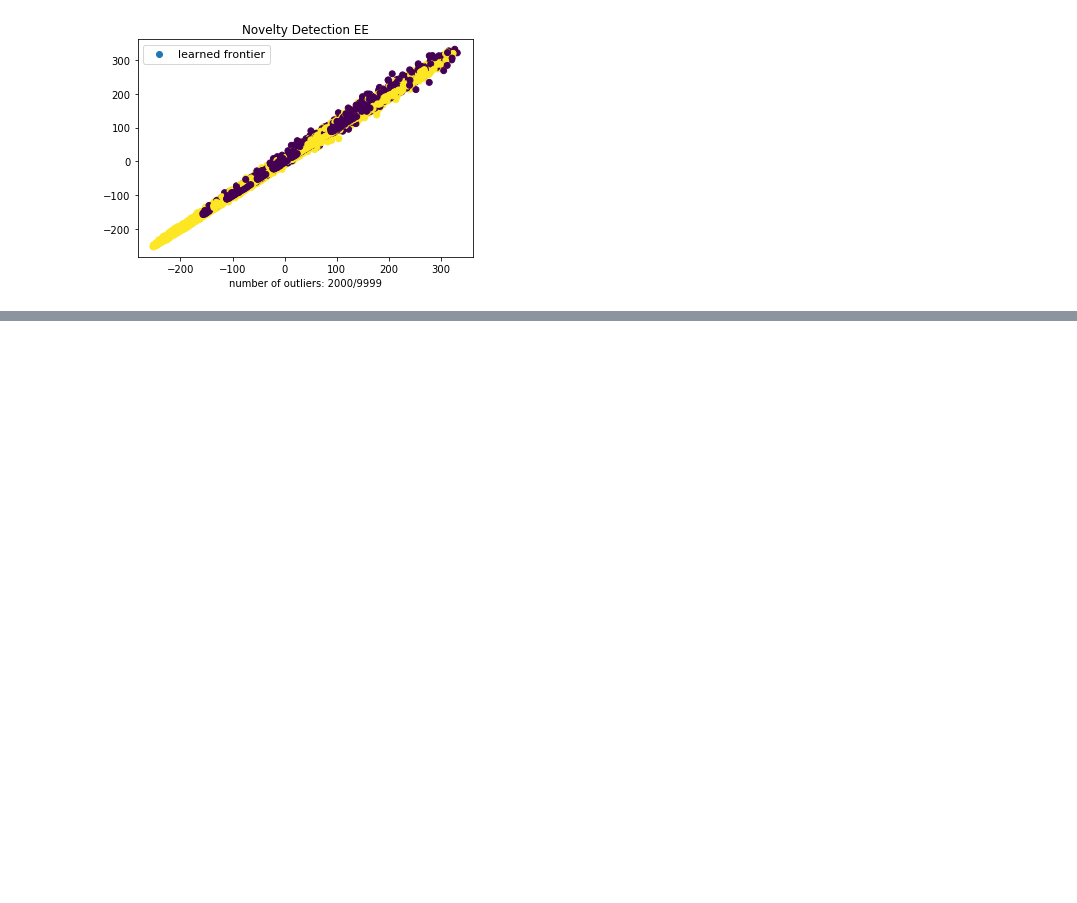
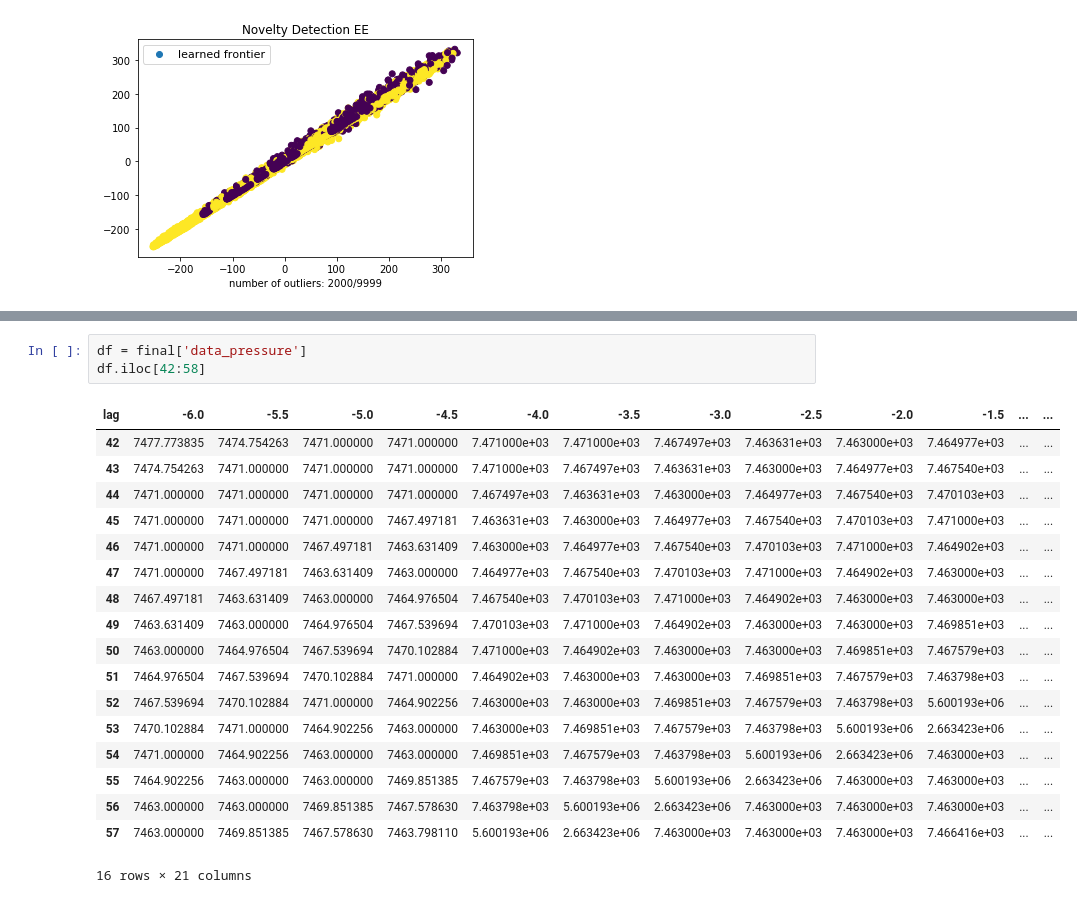
Before and after one commit to NdSv94/MinMax94, a Jupyter notebook: src/figures unsupervised learning.ipynb, the cells around one changed output, grey strips where cells are left out. Cells and saved outputs as stored; diff of their text form; blank space fills up the shorter version.

```diff
--- a/src/figures unsupervised learning.ipynb
+++ b/src/figures unsupervised learning.ipynb
@@ -416,0 +535,22 @@ plt.show()
+# %%
+df = final['data_pressure']
+df.iloc[42:58]
+# %% [output]
+| lag | -6.0 | -5.5 | -5.0 | -4.5 | -4.0 | -3.5 | -3.0 | -2.5 | -2.0 | -1.5 | ... | ... |
+| 42 | 7477.773835 | 7474.754263 | 7471.000000 | 7471.000000 | 7.471000e+03 | 7.471000e+03 | 7.467497e+03 | 7.463631e+03 | 7.463000e+03 | 7.464977e+03 | ... | ... |
+| 43 | 7474.754263 | 7471.000000 | 7471.000000 | 7471.000000 | 7.471000e+03 | 7.467497e+03 | 7.463631e+03 | 7.463000e+03 | 7.464977e+03 | 7.467540e+03 | ... | ... |
+| 44 | 7471.000000 | 7471.000000 | 7471.000000 | 7471.000000 | 7.467497e+03 | 7.463631e+03 | 7.463000e+03 | 7.464977e+03 | 7.467540e+03 | 7.470103e+03 | ... | ... |
+| 45 | 7471.000000 | 7471.000000 | 7471.000000 | 7467.497181 | 7.463631e+03 | 7.463000e+03 | 7.464977e+03 | 7.467540e+03 | 7.470103e+03 | 7.471000e+03 | ... | ... |
+| 46 | 7471.000000 | 7471.000000 | 7467.497181 | 7463.631409 | 7.463000e+03 | 7.464977e+03 | 7.467540e+03 | 7.470103e+03 | 7.471000e+03 | 7.464902e+03 | ... | ... |
+| 47 | 7471.000000 | 7467.497181 | 7463.631409 | 7463.000000 | 7.464977e+03 | 7.467540e+03 | 7.470103e+03 | 7.471000e+03 | 7.464902e+03 | 7.463000e+03 | ... | ... |
+| 48 | 7467.497181 | 7463.631409 | 7463.000000 | 7464.976504 | 7.467540e+03 | 7.470103e+03 | 7.471000e+03 | 7.464902e+03 | 7.463000e+03 | 7.463000e+03 | ... | ... |
+| 49 | 7463.631409 | 7463.000000 | 7464.976504 | 7467.539694 | 7.470103e+03 | 7.471000e+03 | 7.464902e+03 | 7.463000e+03 | 7.463000e+03 | 7.469851e+03 | ... | ... |
+| 50 | 7463.000000 | 7464.976504 | 7467.539694 | 7470.102884 | 7.471000e+03 | 7.464902e+03 | 7.463000e+03 | 7.463000e+03 | 7.469851e+03 | 7.467579e+03 | ... | ... |
+| 51 | 7464.976504 | 7467.539694 | 7470.102884 | 7471.000000 | 7.464902e+03 | 7.463000e+03 | 7.463000e+03 | 7.469851e+03 | 7.467579e+03 | 7.463798e+03 | ... | ... |
+| 52 | 7467.539694 | 7470.102884 | 7471.000000 | 7464.902256 | 7.463000e+03 | 7.463000e+03 | 7.469851e+03 | 7.467579e+03 | 7.463798e+03 | 5.600193e+06 | ... | ... |
+| 53 | 7470.102884 | 7471.000000 | 7464.902256 | 7463.000000 | 7.463000e+03 | 7.469851e+03 | 7.467579e+03 | 7.463798e+03 | 5.600193e+06 | 2.663423e+06 | ... | ... |
+| 54 | 7471.000000 | 7464.902256 | 7463.000000 | 7463.000000 | 7.469851e+03 | 7.467579e+03 | 7.463798e+03 | 5.600193e+06 | 2.663423e+06 | 7.463000e+03 | ... | ... |
+| 55 | 7464.902256 | 7463.000000 | 7463.000000 | 7469.851385 | 7.467579e+03 | 7.463798e+03 | 5.600193e+06 | 2.663423e+06 | 7.463000e+03 | 7.463000e+03 | ... | ... |
+| 56 | 7463.000000 | 7463.000000 | 7469.851385 | 7467.578630 | 7.463798e+03 | 5.600193e+06 | 2.663423e+06 | 7.463000e+03 | 7.463000e+03 | 7.463000e+03 | ... | ... |
+| 57 | 7463.000000 | 7469.851385 | 7467.578630 | 7463.798110 | 5.600193e+06 | 2.663423e+06 | 7.463000e+03 | 7.463000e+03 | 7.463000e+03 | 7.466416e+03 | ... | ... |
+16 rows × 21 columns
```
Also changed, not shown: parts of 16 cells of this notebook.
